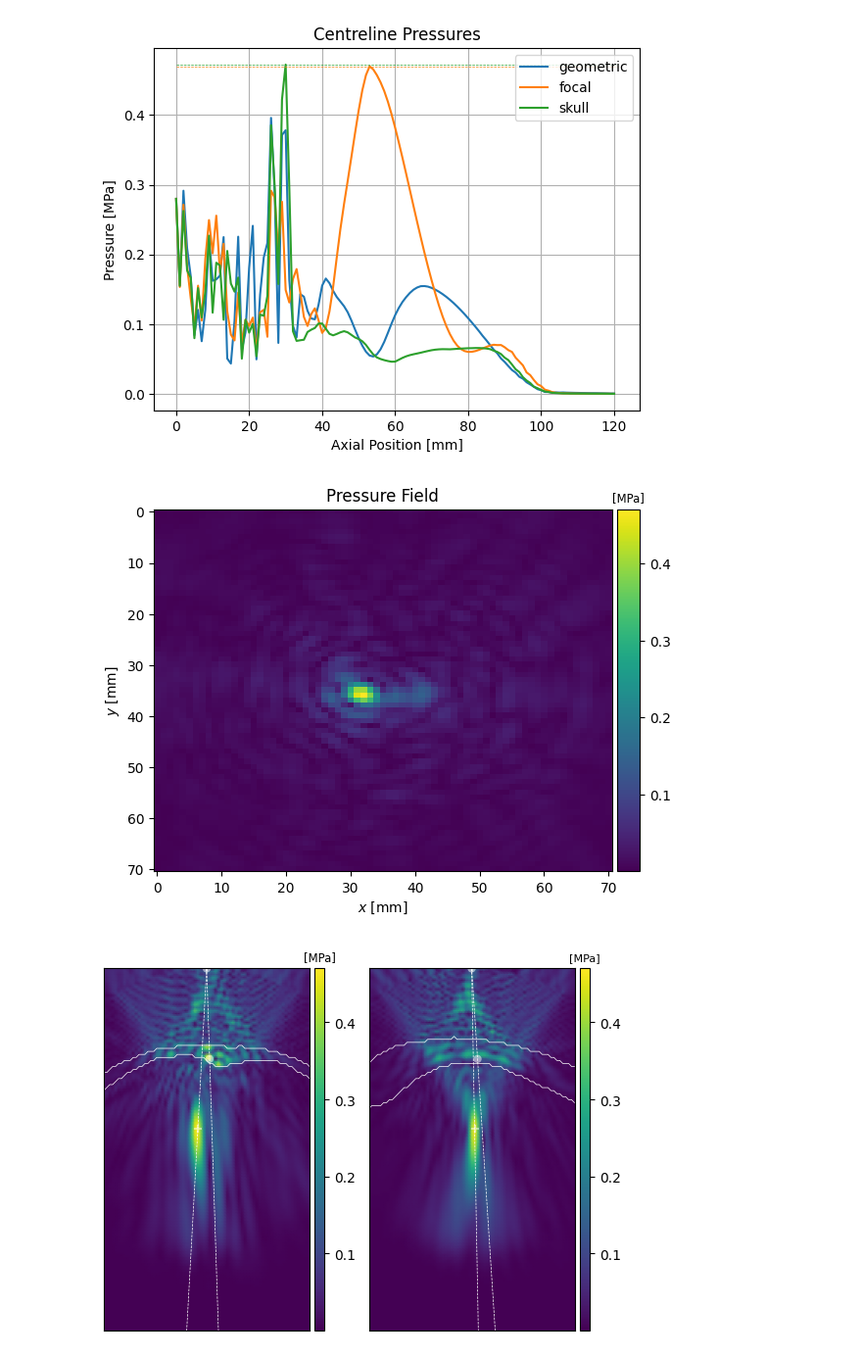
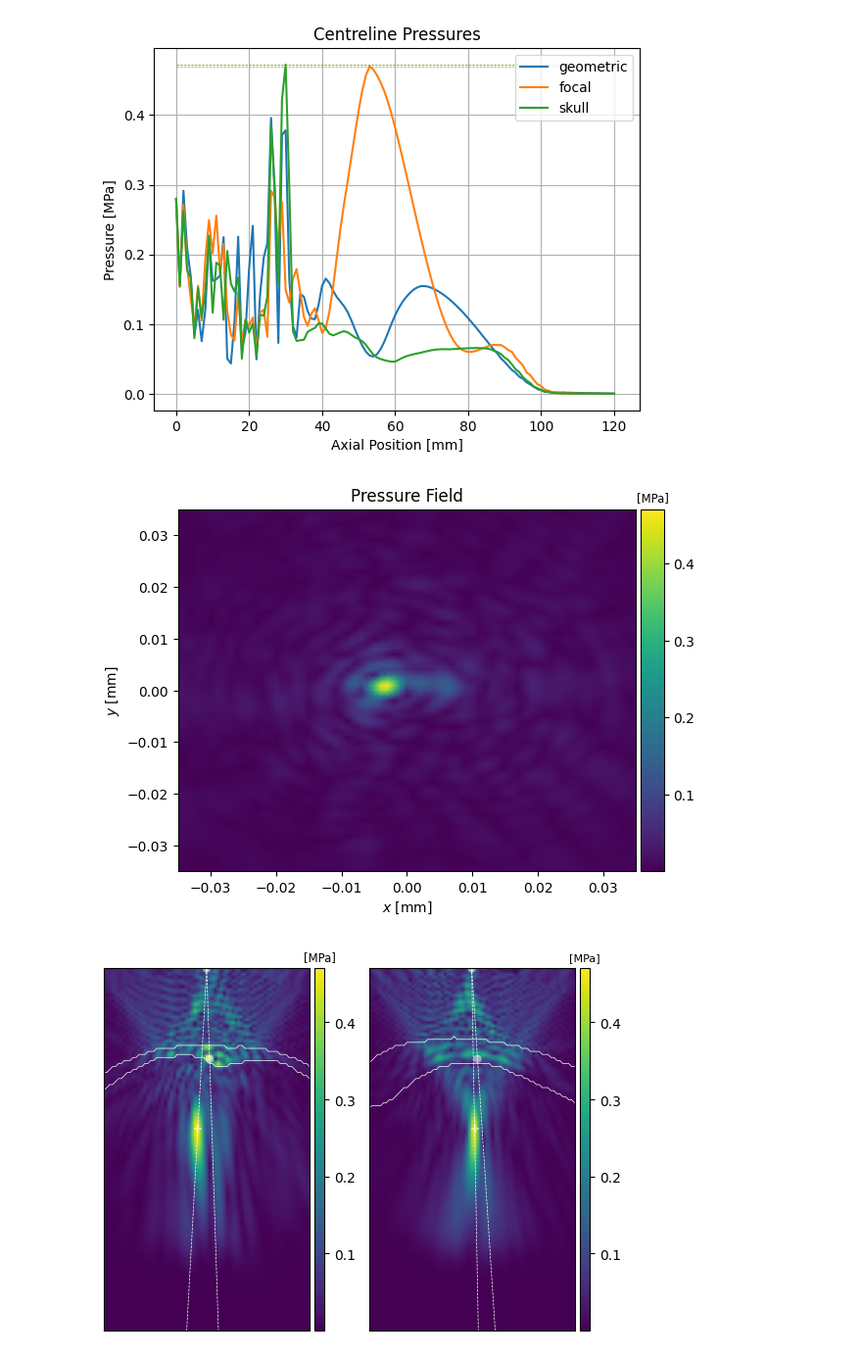
Before and after one commit to waltsims/k-wave-python, a Jupyter notebook: examples/benchmarks/7/ph1-bm7-sc1.ipynb, the cells around one changed output. Shown: that part at 98% size. Saved outputs shown, nothing was run; the diff lists cells and outputs as text; code cells hidden in the pictures.

```diff
--- a/examples/benchmarks/7/ph1-bm7-sc1.ipynb
+++ b/examples/benchmarks/7/ph1-bm7-sc1.ipynb
@@ -439,7 +390,6 @@ def get_edges(mask, fill_with_nan=True):
     if fill_with_nan:
         edges[edges == 0] = np.nan
     return edges
-
 
 # contouring block
 edges_x = get_edges(np.transpose(skull_mask[max_loc_brain[0], :, :]).astype(int),
@@ -469,9 +419,11 @@ for i in range(num_x):
 contours_x_inner = measure.find_contours(np.where(contour_x == i_inner, 1, 0))
 if not contours_x_inner:
     print("size of contours_x_inner is zero")
+
 contours_x_outer = measure.find_contours(np.where(contour_x == i_outer, 1, 0))
 if not contours_x_outer:
    print("size of contours_x_outer is zero")
+
 inner_index_x = float(Ny)
 outer_index_x = float(0)
 for i in range(len(contours_x_inner)):
@@ -548,55 +500,38 @@ else:
             outer_index_z = i
 
 # end of contouring block
 edges_x = get_edges(np.transpose(skull_mask[max_loc_brain[0], :, :]).astype(int))
 edges_y = get_edges(np.transpose(skull_mask[:, max_loc_brain[1], :]).astype(int))
 edges_z = get_edges(np.transpose(skull_mask[:, :, max_loc_brain[2]]).astype(int))
 
 # plot the pressure field at mid point along z axis
 fig2, ax2 = plt.subplots()
-im2 = ax2.imshow(p[:, :, max_loc_brain[2]] / 1e6,
-                 aspect='auto',
-                 interpolation='none',
-                 origin='lower',
+im2 = ax2.pcolormesh(x_vec, y_vec, p[:, :, max_loc_brain[2]] / 1e6,
+                 shading='gouraud',
                  cmap='viridis')
 
 if not contours_z_inner:
-    ax2.imshow(edges_z, aspect='auto', interpolation='none',
-               cmap='Greys', origin='upper')
+    ax2.pcolormesh(x_vec, y_vec, edges_z, shading='gouraud',
+               cmap='Greys')
 else:
     ax2.plot(contours_z_inner[inner_index_z][:, 1],
              contours_z_inner[inner_index_z][:, 0], 'w', linewidth=0.5)
 if not contours_z_outer:
     pass
 else:
     ax2.plot(contours_z_outer[outer_index_z][:, 1],
              contours_z_outer[outer_index_z][:, 0], 'w', linewidth=0.5)
 #
 ax2.set(xlabel=r'$x$ [mm]',
         ylabel=r'$y$ [mm]',
         title='Pressure Field')
 ax2.grid(False)
 divider2 = make_axes_locatable(ax2)
 cax2 = divider2.append_axes("right", size="5%", pad=0.05)
 cbar_2 = fig2.colorbar(im2, cax=cax2)
 cbar_2.ax.set_title('[MPa]', fontsize='small')
-
-pwater_max_x = np.nanmax(p_water[max_loc_brain[0], :, :].flatten())
-pskull_max_x = np.nanmax(p_skull[max_loc_brain[0], :, :].flatten())
-pbrain_max_x = np.nanmax(p_brain[max_loc_brain[0], :, :].flatten())
-
-pwater_max_y = np.nanmax(p_water[:, max_loc_brain[1], :].flatten())
-pskull_max_y = np.nanmax(p_skull[:, max_loc_brain[1], :].flatten())
-pbrain_max_y = np.nanmax(p_brain[:, max_loc_brain[1], :].flatten())
-
-px_vec = np.linspace(kgrid.x_vec[0].item() - kgrid.dx,
-                     kgrid.x_vec[-1].item() + kgrid.dx, kgrid.Nx + 1)
-py_vec = np.linspace(kgrid.y_vec[0].item() - kgrid.dy,
-                     kgrid.y_vec[-1].item() + kgrid.dy, kgrid.Ny + 1)
-pz_vec = np.linspace(kgrid.z_vec[0].item() - kgrid.dz,
-                     kgrid.z_vec[-1].item() + kgrid.dz, kgrid.Nz + 1)
 # %% [output]
-[figure, old version]
+[figure, new version]
 # %%
 fig3, (ax3a, ax3b) = plt.subplots(1, 2)
 im3a = ax3a.pcolormesh(y_vec, z_vec, p[max_loc_brain[0], :, :].T / 1e6,
```
Also changed, not shown: parts of 6 cells of this notebook.
